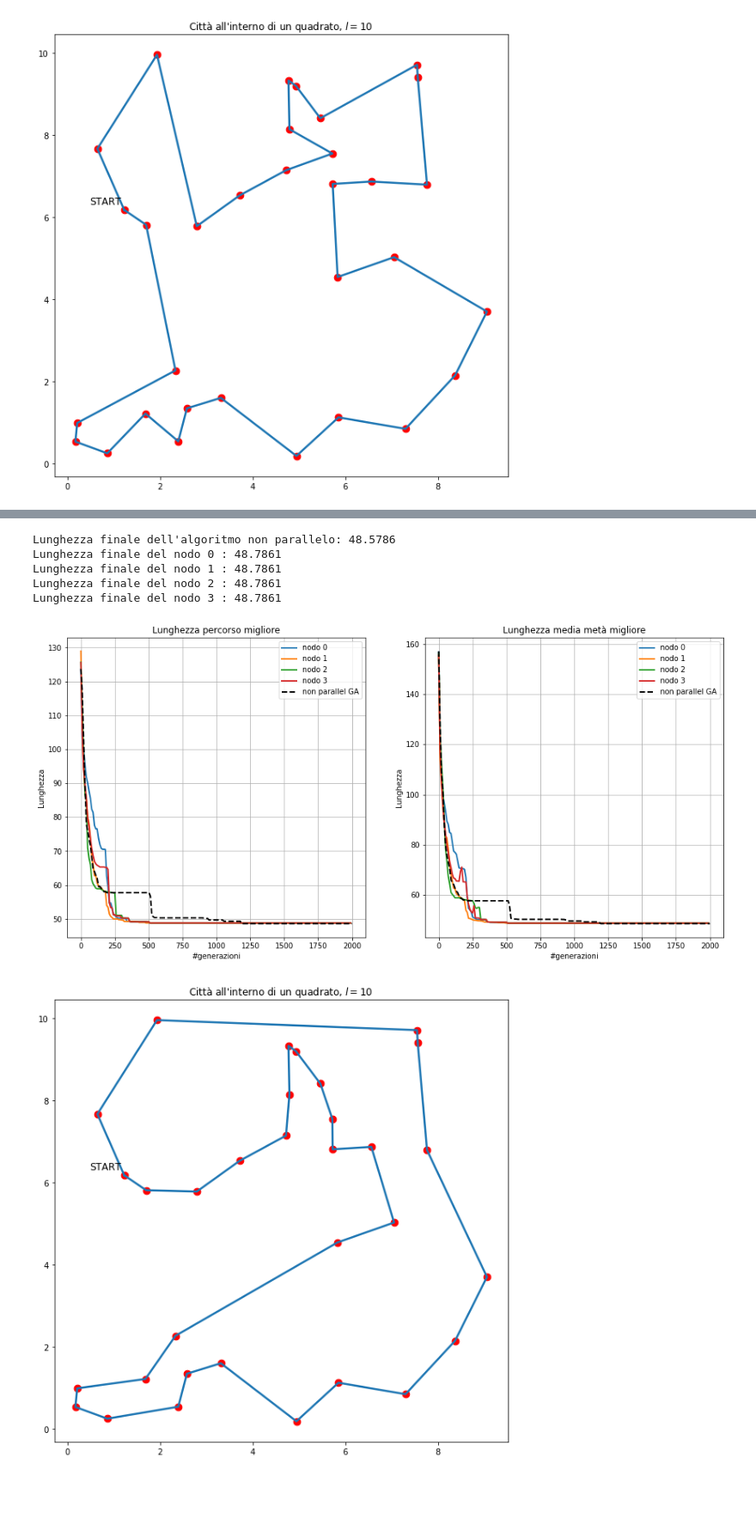
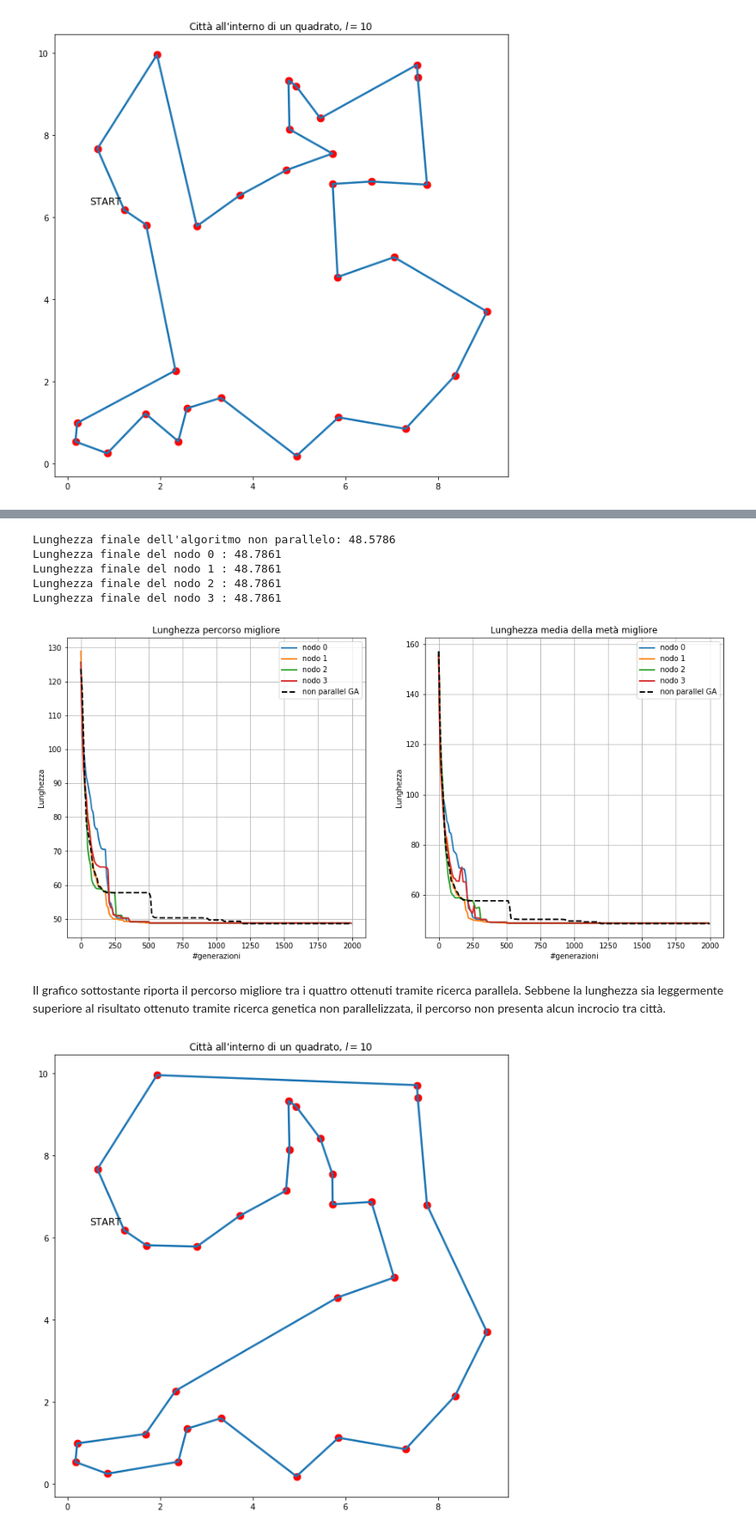
Before and after one commit to danidimic/NSL-exercise, a Jupyter notebook: LSN_Exercise_10/LSN_Exercise_10.ipynb, the cells around one changed output, grey strips where cells are left out. Shown: that part at 86% size. Cells and saved outputs as stored; diff of their text form; code cells hidden in the pictures; blank space fills up the shorter version.

```diff
--- a/LSN_Exercise_10/LSN_Exercise_10.ipynb
+++ b/LSN_Exercise_10/LSN_Exercise_10.ipynb
@@ -262,35 +262,37 @@ plt.title('Lunghezza percorso migliore')
 plt.xlabel('#generazioni')
 plt.ylabel('Lunghezza')
 plt.grid(True)
 plt.legend()
 
 plt.subplot(122)
 xl, L = np.loadtxt('../LSN_Exercise_09/Files/Square/avelenght.out', delimiter='  ', unpack=True)
 for i in range(4):
     avelfile = './Files/Parallelized/avelenght_' + str(i) + '.out'
     n, l = np.loadtxt(avelfile, delimiter='  ', unpack=True)
     plt.plot(n, l, lw=2, label='nodo ' + str(i))
 
 plt.plot(x, L, lw=2, ls='dashed', c='black', label='non parallel GA')
-plt.title('Lunghezza media metà migliore')
+plt.title('Lunghezza media della metà migliore')
 plt.xlabel('#generazioni')
 plt.ylabel('Lunghezza')
 plt.grid(True)
 plt.legend()
 
 print("Lunghezza finale dell'algoritmo non parallelo:", lfin)
 for i in range(4):
     print("Lunghezza finale del nodo", i, ":", lfinpar[i])
 
 
 plt.show()
 # %% [output]
 Lunghezza finale dell'algoritmo non parallelo: 48.5786
 Lunghezza finale del nodo 0 : 48.7861
 Lunghezza finale del nodo 1 : 48.7861
 Lunghezza finale del nodo 2 : 48.7861
 Lunghezza finale del nodo 3 : 48.7861
-[figure, old version]
+[figure, new version]
+# %% [markdown]
+Il grafico sottostante riporta il percorso migliore tra i quattro ottenuti tramite ricerca parallela. Sebbene la lunghezza sia leggermente superiore al risultato ottenuto tramite ricerca genetica non parallelizzata, il percorso non presenta alcun incrocio tra città.
 # %%
 import math
 import numpy as np
```
Also changed, not shown: parts of 2 cells of this notebook, 3 other files.
